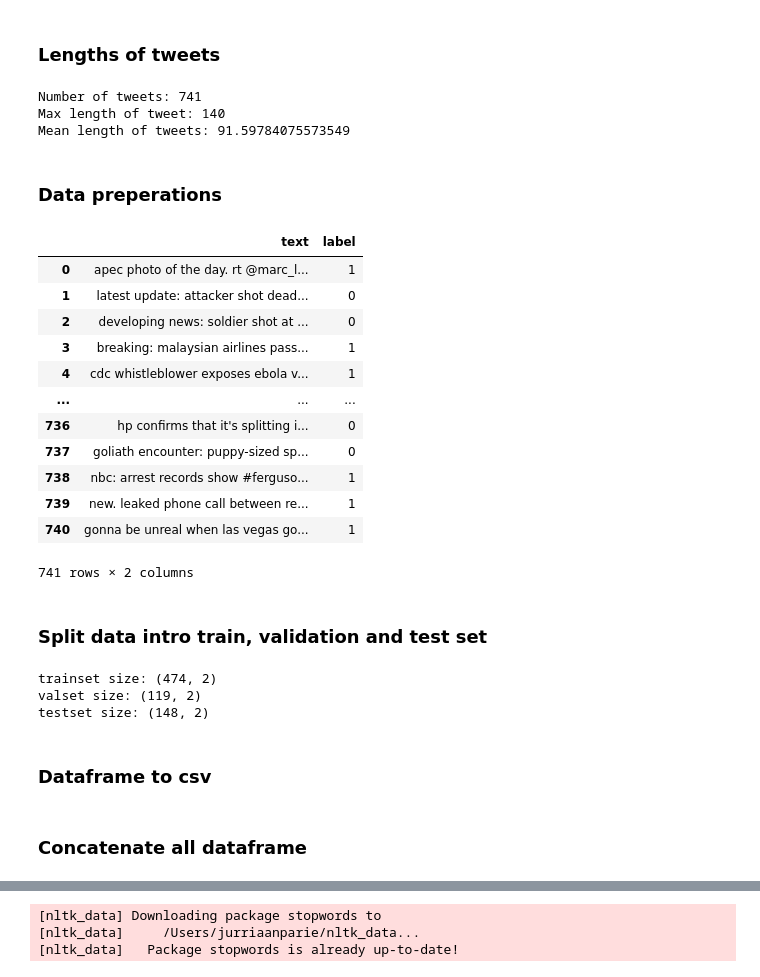
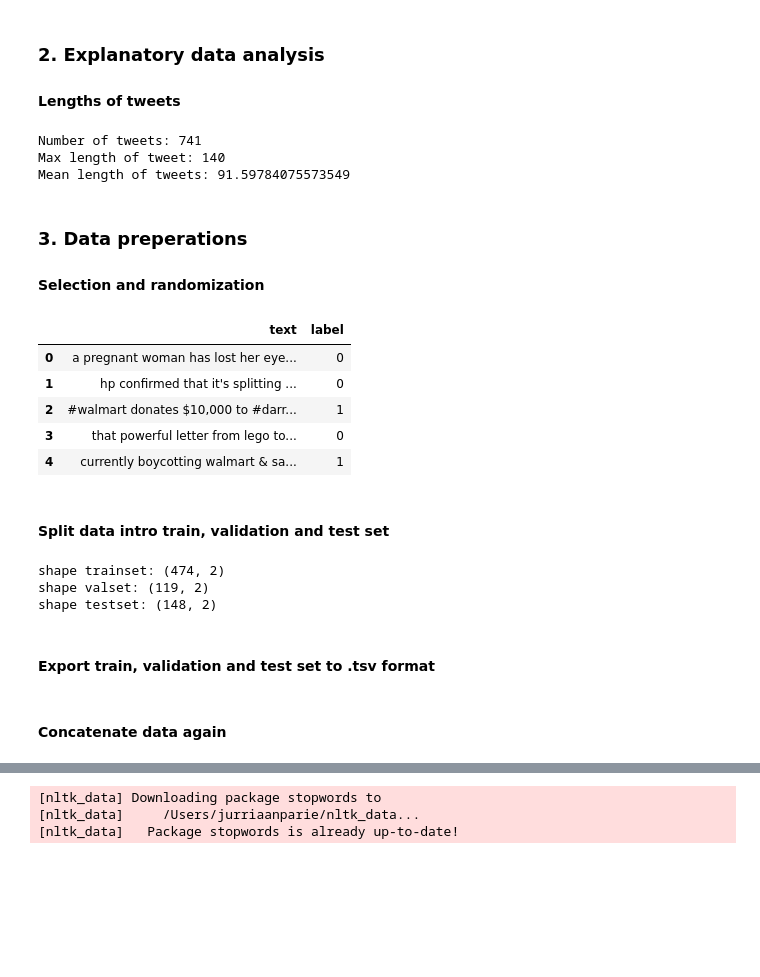
Before and after one commit to NGO-Algorithm-Audit/Bias_scan, a Jupyter notebook: classification_models/BERT_disinformation_classifier/BERT_Twitter_classifier.ipynb, the cells around one changed output, grey strips where cells are left out. Drawn from its saved outputs; the diff is of its cells as text; code cells hidden in the pictures; blank space fills up the shorter version.

```diff
--- a/classification_models/BERT_disinformation_classifier/BERT_Twitter_classifier.ipynb
+++ b/classification_models/BERT_disinformation_classifier/BERT_Twitter_classifier.ipynb
@@ -17,0 +53,4 @@ df.head()
+# %%
+path = '../../data/Twitter_dataset/twitter_full.csv'
+df = pd.read_csv(path)
+df.head()
@@ -18,5 +64,6 @@ df.head()
 # %% [markdown]
-### Lengths of tweets
+### 2. Explanatory data analysis
+#### Lengths of tweets
 # %%
 tweet_ls = [tweet for tweet in df.text]
 
@@ -33,4 +80,5 @@ Number of tweets: 741
 Max length of tweet: 140
 Mean length of tweets: 91.59784075573549
 # %% [markdown]
-###  Data preperations
+### 3. Data preperations
+#### Selection and randomization
@@ -39,52 +85,47 @@ df = df[['text','label']]
 # %%
-from sklearn.utils import shuffle
+# select source tweets and prediction labels
+df = df[['text','label']]
 
-# Shuffle
+# randomize data frame
 df = shuffle(df).reset_index(drop=True)
-
-display(df)
+df.head()
 # %% [output]
 |  | text | label |
-| 0 | apec photo of the day. rt @marc_l... | 1 |
-| 1 | latest update: attacker shot dead... | 0 |
-| 2 | developing news: soldier shot at ... | 0 |
-| 3 | breaking: malaysian airlines pass... | 1 |
-| 4 | cdc whistleblower exposes ebola v... | 1 |
-| ... | ... | ... |
-| 736 | hp confirms that it's splitting i... | 0 |
-| 737 | goliath encounter: puppy-sized sp... | 0 |
-| 738 | nbc: arrest records show #ferguso... | 1 |
-| 739 | new. leaked phone call between re... | 1 |
-| 740 | gonna be unreal when las vegas go... | 1 |
+| 0 | a pregnant woman has lost her eye... | 0 |
+| 1 | hp confirmed that it's splitting ... | 0 |
+| 2 | #walmart donates $10,000 to #darr... | 1 |
+| 3 | that powerful letter from lego to... | 0 |
+| 4 | currently boycotting walmart & sa... | 1 |
-741 rows × 2 columns
 # %% [markdown]
-### Split data intro train, validation and test set
+#### Split data intro train, validation and test set
 # %%
+# test set
 train_val_df = df.sample(frac = 0.8)
 test_df = df.drop(train_val_df.index)
 
+# train and validation set
 train_df = train_val_df.sample(frac = 0.8)
 val_df = train_val_df.drop(train_df.index)
 
-# Reset Index
+# reset index
 train_df = train_df.reset_index(drop=True)
 val_df = val_df.reset_index(drop=True)
 test_df = test_df.reset_index(drop=True)
 
-print('trainset size:', train_df.shape)
-print('valset size:', val_df.shape)
-print('testset size:', test_df.shape)
+print('shape trainset:', train_df.shape)
+print('shape valset:', val_df.shape)
+print('shape testset:', test_df.shape)
 # %% [output]
-trainset size: (474, 2)
-valset size: (119, 2)
-testset size: (148, 2)
+shape trainset: (474, 2)
+shape valset: (119, 2)
+shape testset: (148, 2)
 # %% [markdown]
-### Dataframe to csv
+#### Export train, validation and test set to .tsv format
 # %%
 # train_df.to_csv('./train.tsv', sep='\t', index=False)
 # val_df.to_csv('./val.tsv', sep='\t', index=False)
 # test_df.to_csv('./test.tsv', sep='\t', index=False)
 # %% [markdown]
-### Concatenate all dataframe
+#### Concatenate data again
 # %%
 df = pd.concat([train_df, val_df, test_df])
```
Also changed, not shown: parts of 41 cells of this notebook, 6 other files.
